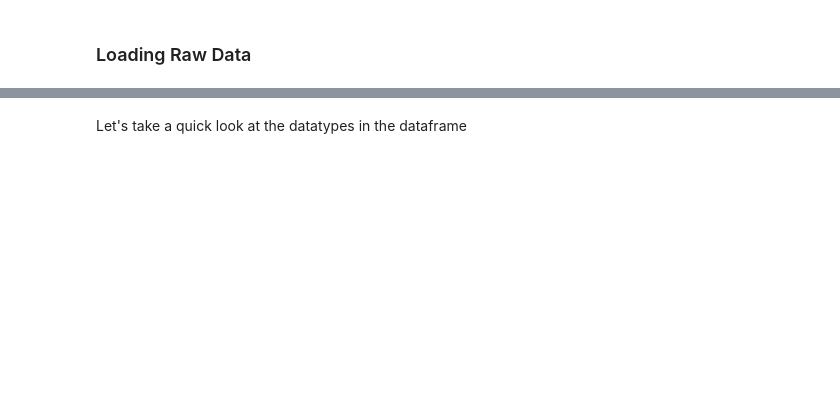
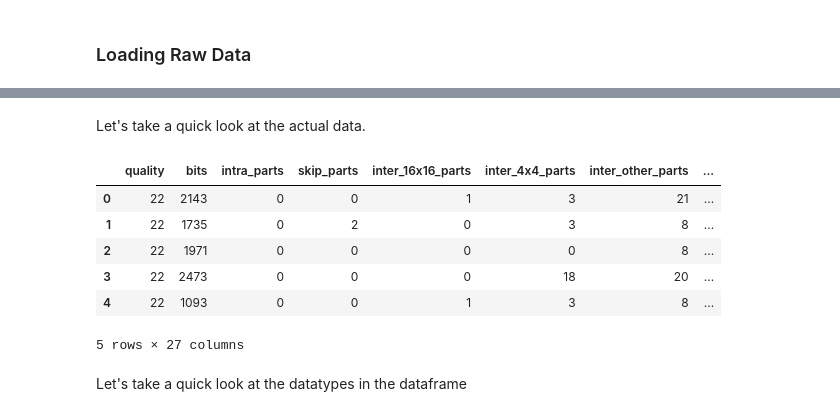
Before and after one commit to agemcipe/data_processes_mlcolonoscopy, a Jupyter notebook: notebooks/descriptive_analysis.ipynb, the cells around one changed output, grey strips where cells are left out. Cells and saved outputs as stored; diff of their text form; code cells hidden in the pictures; blank space fills up the shorter version.

```diff
--- a/notebooks/descriptive_analysis.ipynb
+++ b/notebooks/descriptive_analysis.ipynb
@@ -39,3 +66,15 @@ print(descr_df)
+# %% [markdown]
+Let's take a quick look at the actual data.
+# %%
+df.head()
+# %% [output]
+|  | quality | bits | intra_parts | skip_parts | inter_16x16_parts | inter_4x4_parts | inter_other_parts | ... |
+| 0 | 22 | 2143 | 0 | 0 | 1 | 3 | 21 | ... |
+| 1 | 22 | 1735 | 0 | 2 | 0 | 3 | 8 | ... |
+| 2 | 22 | 1971 | 0 | 0 | 0 | 0 | 8 | ... |
+| 3 | 22 | 2473 | 0 | 0 | 0 | 18 | 20 | ... |
+| 4 | 22 | 1093 | 0 | 0 | 1 | 3 | 8 | ... |
+5 rows × 27 columns
 # %% [markdown]
 Let's take a quick look at the datatypes in the dataframe
 # %%
```
Also changed, not shown: parts of 34 cells of this notebook.
